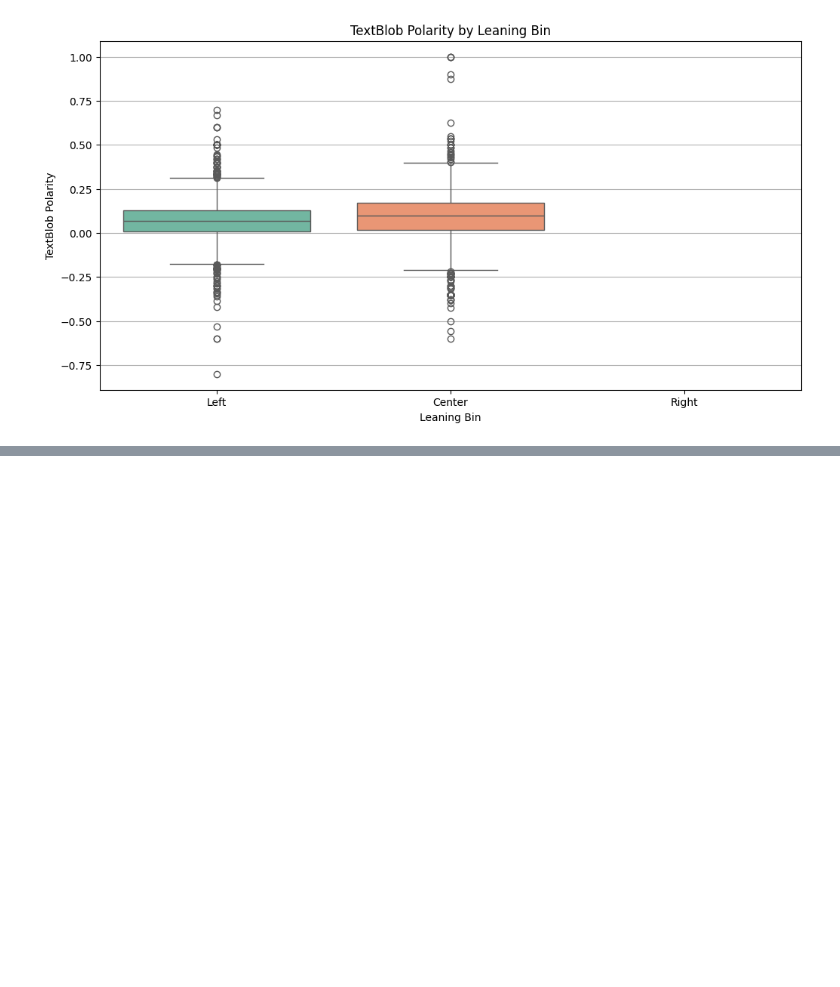
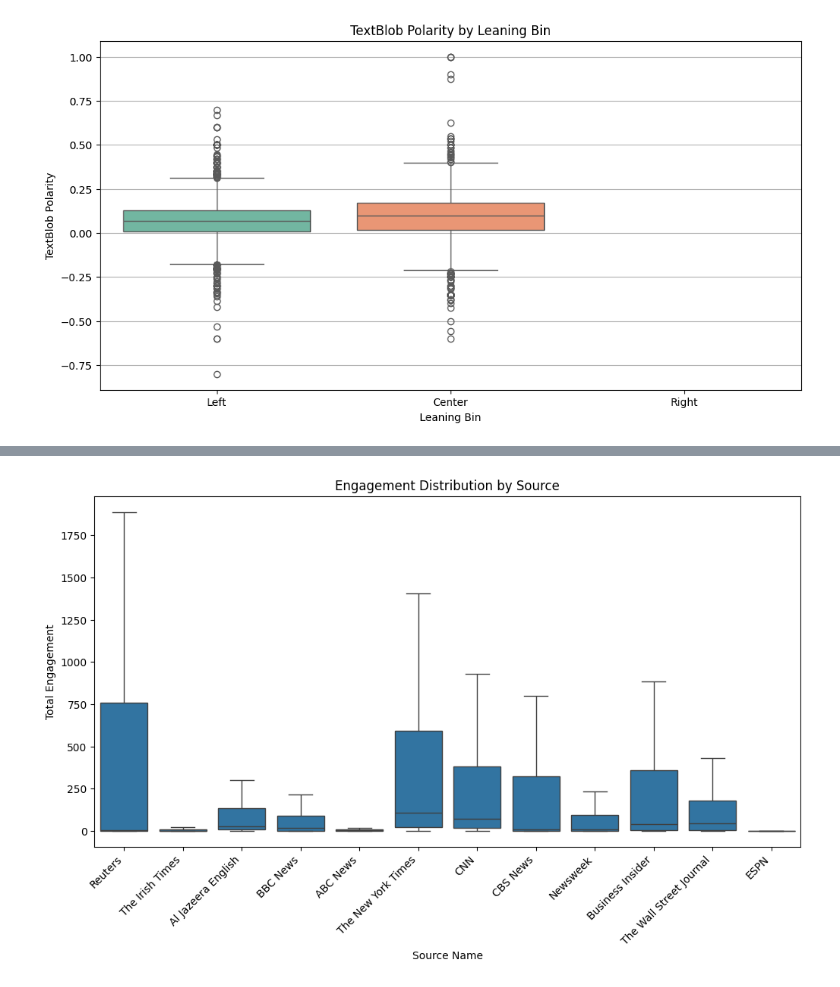
Before and after one commit to amaanansari/DSA2, a Jupyter notebook: analysis.ipynb, the cells around one changed output, grey strips where cells are left out. Saved outputs shown, nothing was run; the diff lists cells and outputs as text; code cells hidden in the pictures; blank space fills up the shorter version.

```diff
--- a/analysis.ipynb
+++ b/analysis.ipynb
@@ -297,0 +346,10 @@ Passing `palette` without assigning `hue` is deprecated and will be removed in v
+# %%
+plt.figure(figsize=(12, 6))
+sns.boxplot(data=df, x='source_name', y='total_engagement', showfliers=False)
+plt.title('Engagement Distribution by Source')
+plt.xlabel('Source Name')
+plt.ylabel('Total Engagement')
+plt.xticks(rotation=45, ha='right')
+plt.show()
+# %% [output]
+[figure, added]
```
Also changed, not shown: parts of 10 cells of this notebook.
